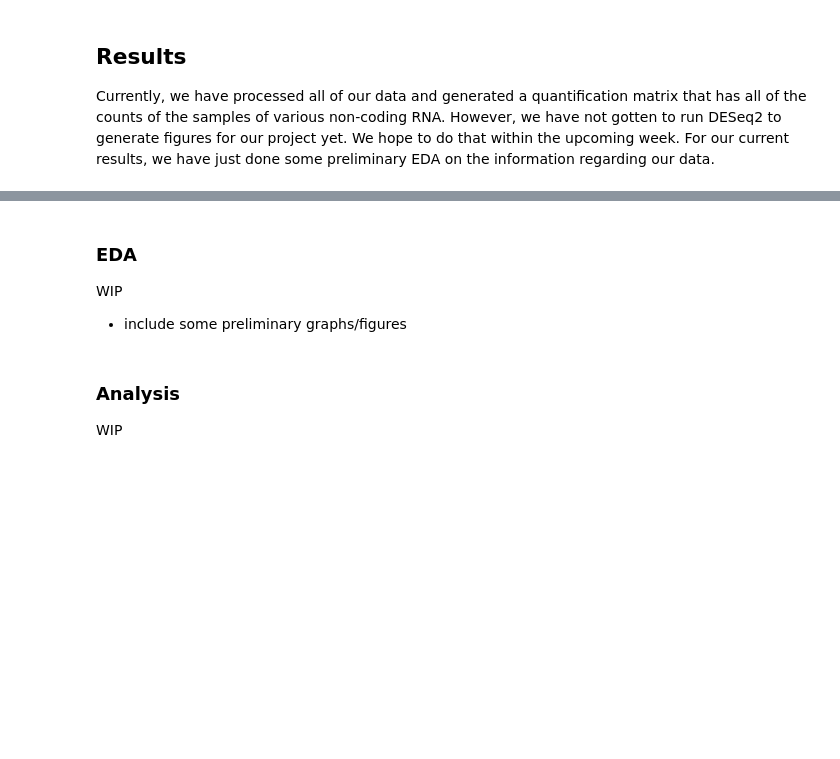
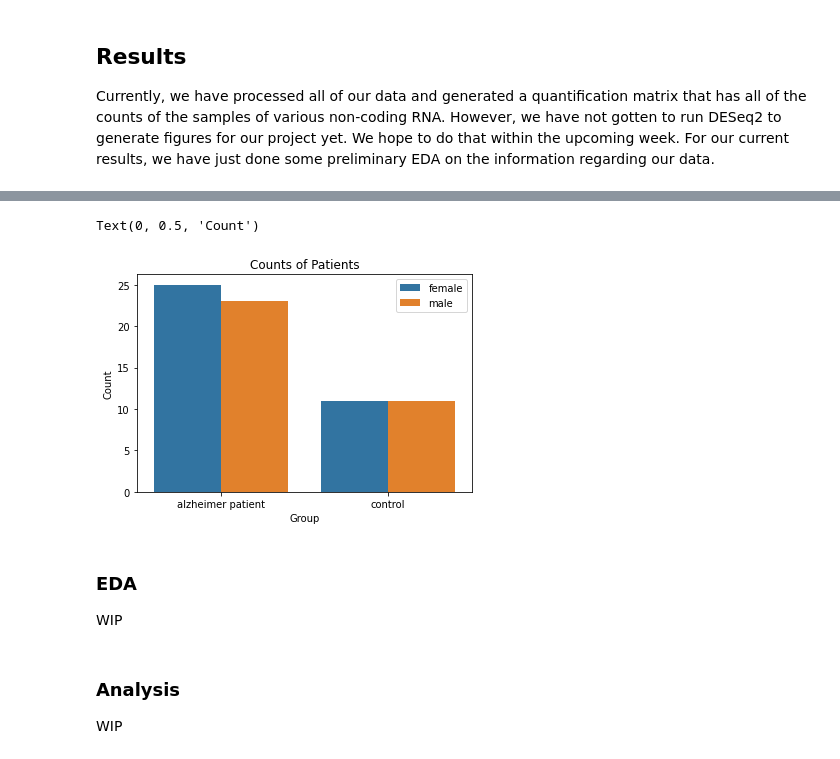
Before and after one commit to justjk139/alzheimers_gene_analysis, a Jupyter notebook: notebooks/Alzheimers-Biomarker-Analysis.ipynb, the cells around one changed output, grey strips where cells are left out. Saved outputs shown, nothing was run; the diff lists cells and outputs as text; code cells hidden in the pictures; blank space fills up the shorter version.

```diff
--- a/notebooks/Alzheimers-Biomarker-Analysis.ipynb
+++ b/notebooks/Alzheimers-Biomarker-Analysis.ipynb
@@ -66,9 +88,19 @@ Currently, we have processed all of our data and generated a quantification matr
+# %%
+gender = patients.groupby(['gender', 'GROUP'])['GROUP'].agg(['count'])
+gender = gender.reset_index()
+
+ax = sns.barplot(x="GROUP", y="count", hue="gender", data=gender)
+plt.legend(prop={'size': 10})
+plt.title('Counts of Patients')
+plt.xlabel('Group')
+plt.ylabel('Count')
+# %% [output]
+Text(0, 0.5, 'Count')
+[figure, added]
 # %% [markdown]
 ### EDA
 
 WIP
-
-- include some preliminary graphs/figures
 # %% [markdown]
 ### Analysis
 
```
Also changed, not shown: parts of 5 cells of this notebook, 1 other file.
